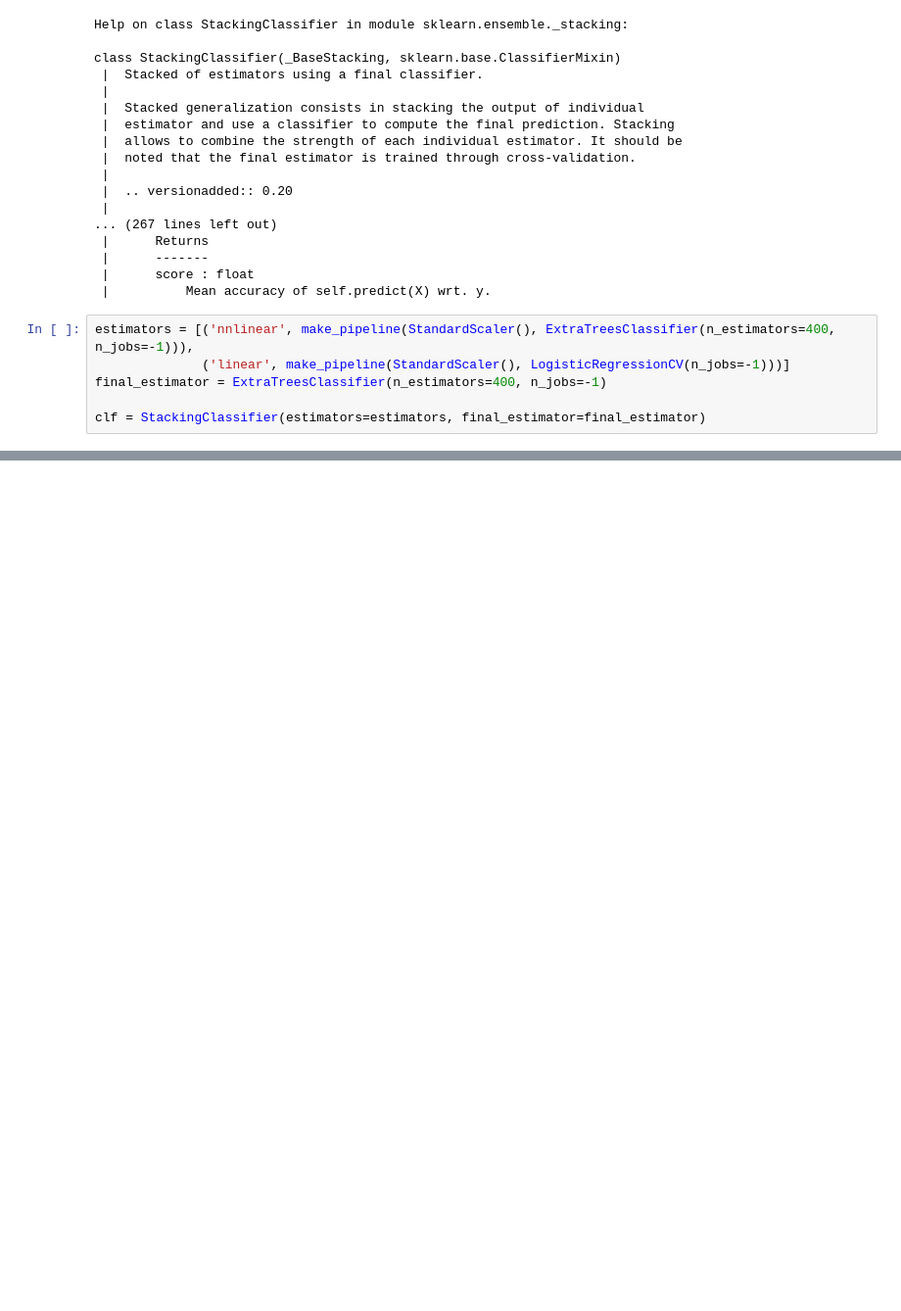
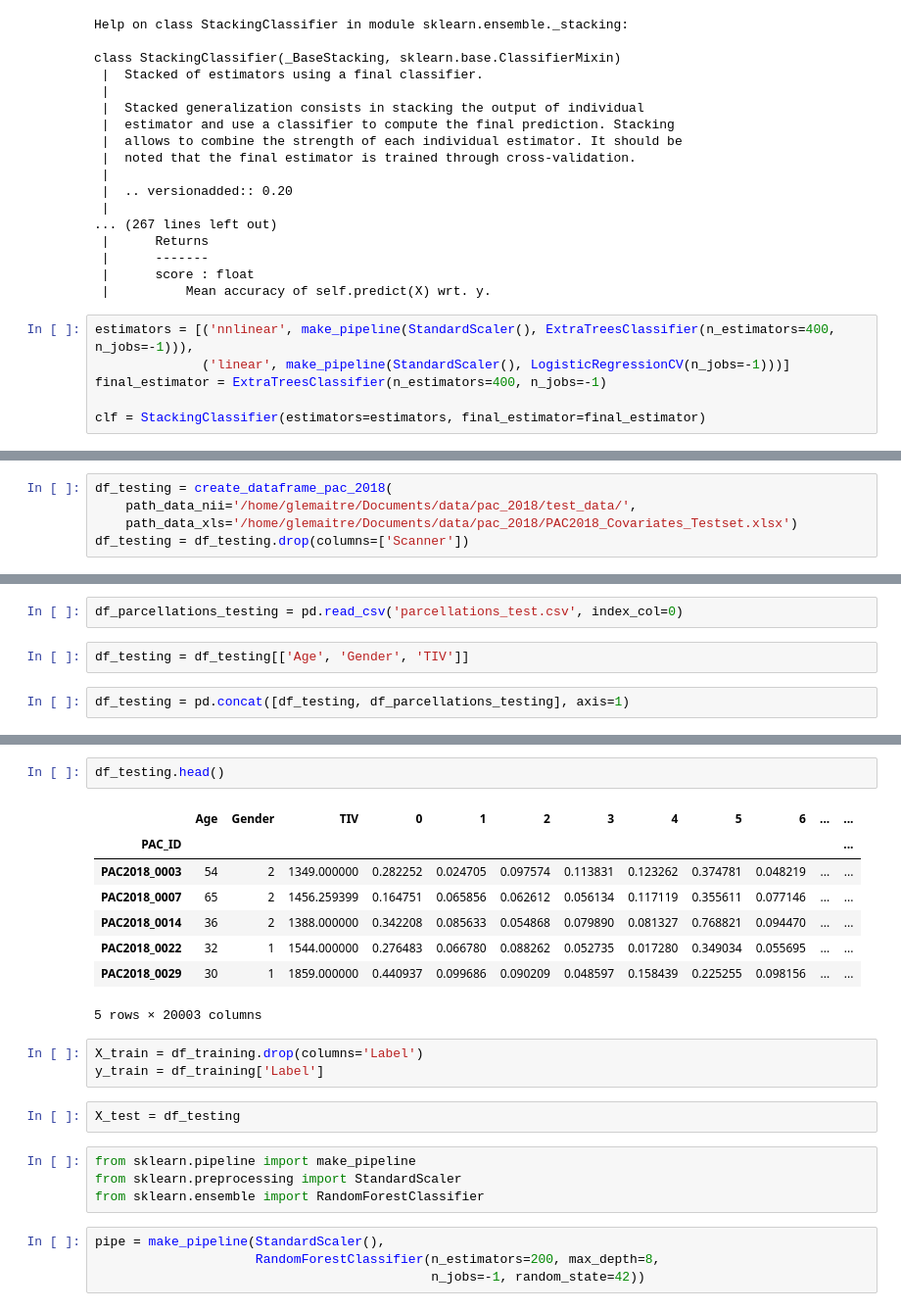
Before and after one commit to glemaitre/predictive-analytics-competition, a Jupyter notebook: guillaume_draft.ipynb, the cells around one changed output, grey strips where cells are left out. Shown at 98% size. Drawn from its saved outputs; the diff is of its cells as text; blank space fills up the shorter version.

```diff
--- a/guillaume_draft.ipynb
+++ b/guillaume_draft.ipynb
@@ -1351,0 +1417,5 @@ np.mean(score['test_roc_auc'])
+# %%
+df_testing = create_dataframe_pac_2018(
+    path_data_nii='/home/glemaitre/Documents/data/pac_2018/test_data/',
+    path_data_xls='/home/glemaitre/Documents/data/pac_2018/PAC2018_Covariates_Testset.xlsx')
+df_testing = df_testing.drop(columns=['Scanner'])
@@ -1351,0 +1440,6 @@ np.mean(score['test_roc_auc'])
+# %%
+df_parcellations_testing = pd.read_csv('parcellations_test.csv', index_col=0)
+# %%
+df_testing = df_testing[['Age', 'Gender', 'TIV']]
+# %%
+df_testing = pd.concat([df_testing, df_parcellations_testing], axis=1)
@@ -1351,0 +1457,24 @@ np.mean(score['test_roc_auc'])
+# %%
+df_testing.head()
+# %% [output]
+|  | Age | Gender | TIV | 0 | 1 | 2 | 3 | 4 | 5 | 6 | ... | ... |
+| PAC_ID |  |  |  |  |  |  |  |  |  |  |  | ... |
+| PAC2018_0003 | 54 | 2 | 1349.000000 | 0.282252 | 0.024705 | 0.097574 | 0.113831 | 0.123262 | 0.374781 | 0.048219 | ... | ... |
+| PAC2018_0007 | 65 | 2 | 1456.259399 | 0.164751 | 0.065856 | 0.062612 | 0.056134 | 0.117119 | 0.355611 | 0.077146 | ... | ... |
+| PAC2018_0014 | 36 | 2 | 1388.000000 | 0.342208 | 0.085633 | 0.054868 | 0.079890 | 0.081327 | 0.768821 | 0.094470 | ... | ... |
+| PAC2018_0022 | 32 | 1 | 1544.000000 | 0.276483 | 0.066780 | 0.088262 | 0.052735 | 0.017280 | 0.349034 | 0.055695 | ... | ... |
+| PAC2018_0029 | 30 | 1 | 1859.000000 | 0.440937 | 0.099686 | 0.090209 | 0.048597 | 0.158439 | 0.225255 | 0.098156 | ... | ... |
+5 rows × 20003 columns
+# %%
+X_train = df_training.drop(columns='Label')
+y_train = df_training['Label']
+# %%
+X_test = df_testing
+# %%
+from sklearn.pipeline import make_pipeline
+from sklearn.preprocessing import StandardScaler
+from sklearn.ensemble import RandomForestClassifier
+# %%
+pipe = make_pipeline(StandardScaler(),
+                     RandomForestClassifier(n_estimators=200, max_depth=8,
+                                            n_jobs=-1, random_state=42))
```
Also changed, not shown: parts of 34 cells of this notebook.
